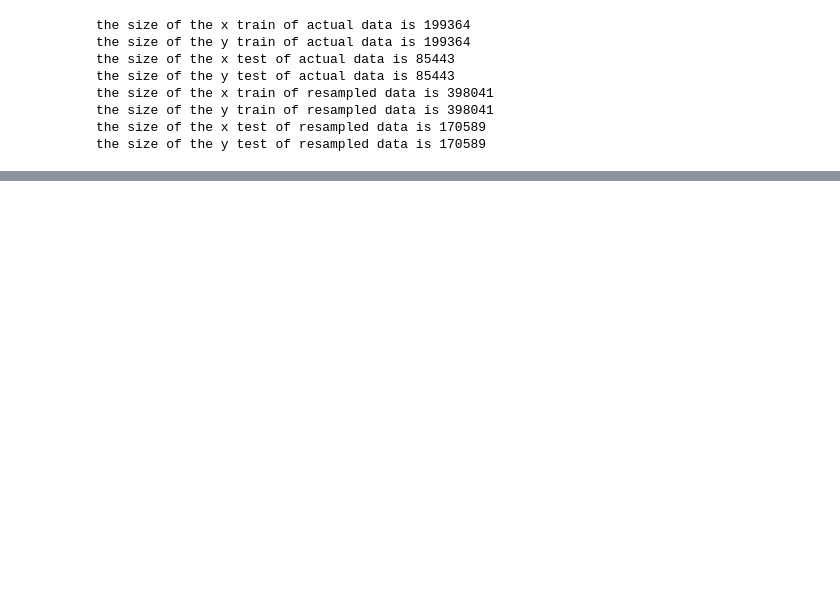
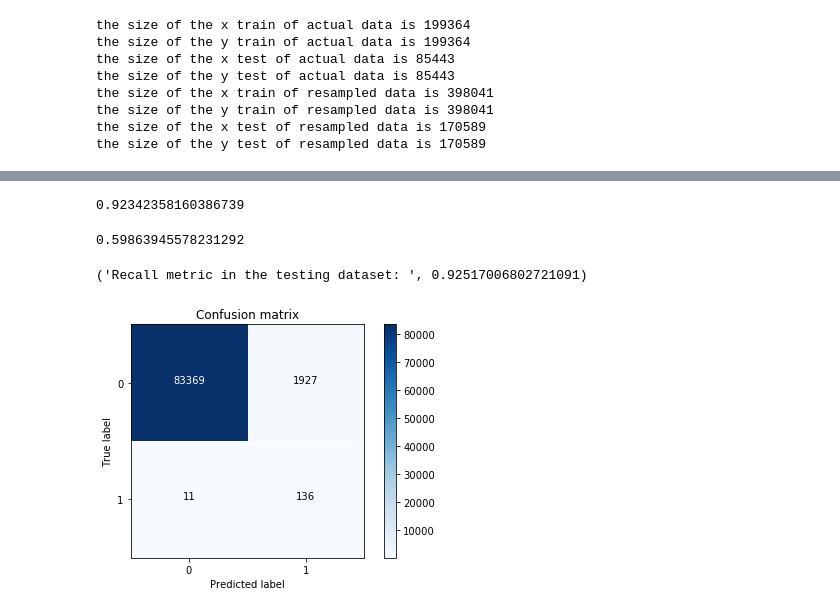
Before and after one commit to ashwingadam1/practice, a Jupyter notebook: credit_card_prediction.ipynb, the cells around one changed output, grey strips where cells are left out. Cells and saved outputs as stored; diff of their text form; code cells hidden in the pictures; blank space fills up the shorter version.

```diff
--- a/credit_card_prediction.ipynb
+++ b/credit_card_prediction.ipynb
@@ -110,0 +159,9 @@ NameError: name 'train' is not defined
+# %%
+logrig=LogisticRegression(C=0.1,penalty = 'l2',n_jobs=-1)
+logrig.fit(x_resample_train, y_resample_train)
+over_pred=logrig.predict(x_resample_test)
+recall_acc=recall_score(y_resample_test,over_pred)
+# %%
+recall_acc
+# %% [output]
+0.92342358160386739
@@ -110,0 +173,20 @@ NameError: name 'train' is not defined
+# %%
+recall_acc1
+# %% [output]
+0.59863945578231292
+# %%
+predict_on_val=logrig.predict(x_test)
+# %%
+con_mat=confusion_matrix(y_test,predict_on_val)
+np.set_printoptions(precision=2)
+print("Recall metric in the testing dataset: ", con_mat[1,1]/(con_mat[1,0]+con_mat[1,1]))
+# Plot non-normalized confusion matrix
+class_names = [0,1]
+plt.figure()
+plot_confusion_matrix(con_mat
+                      , classes=class_names
+                      , title='Confusion matrix')
+plt.show()
+# %% [output]
+('Recall metric in the testing dataset: ', 0.92517006802721091)
+[figure, added]
```
Also changed, not shown: parts of 11 cells of this notebook, 1 other file.
